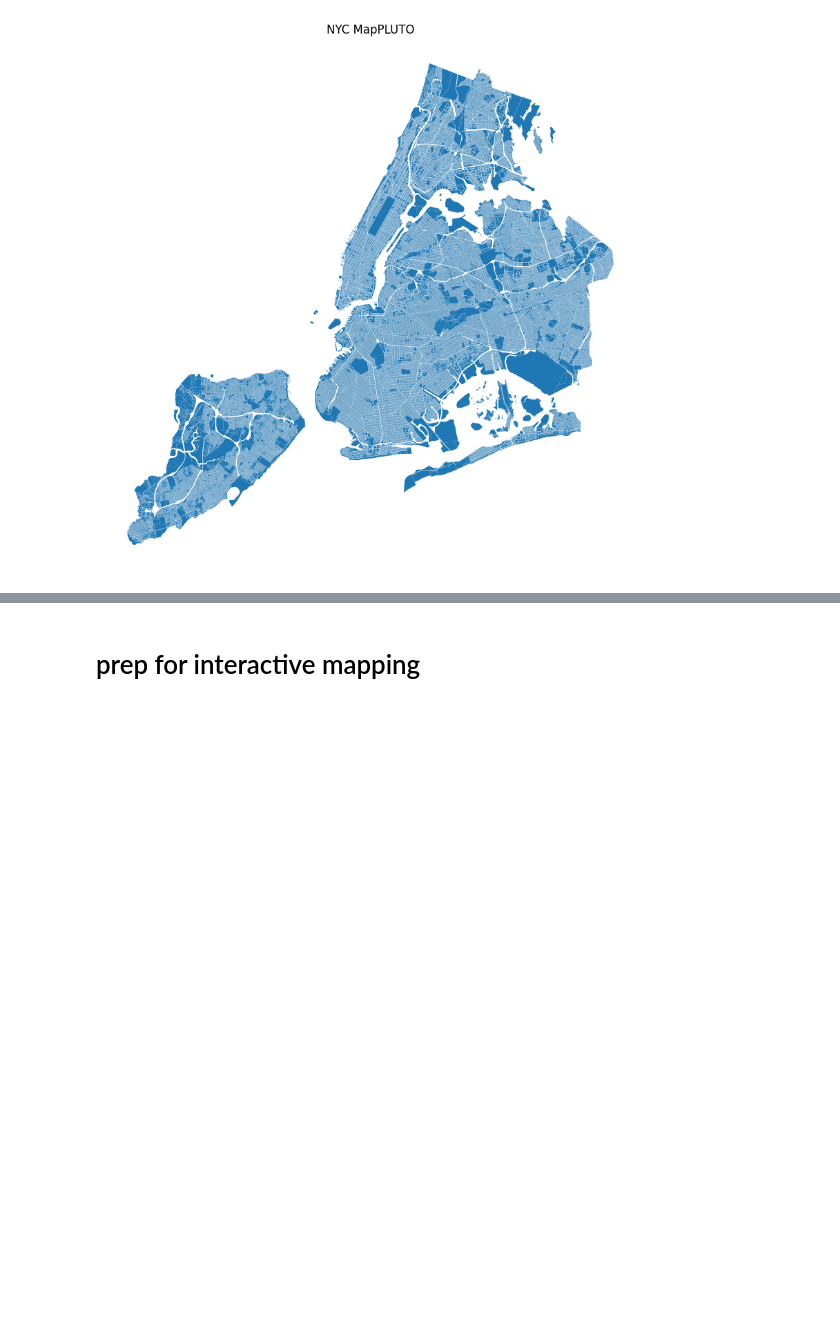
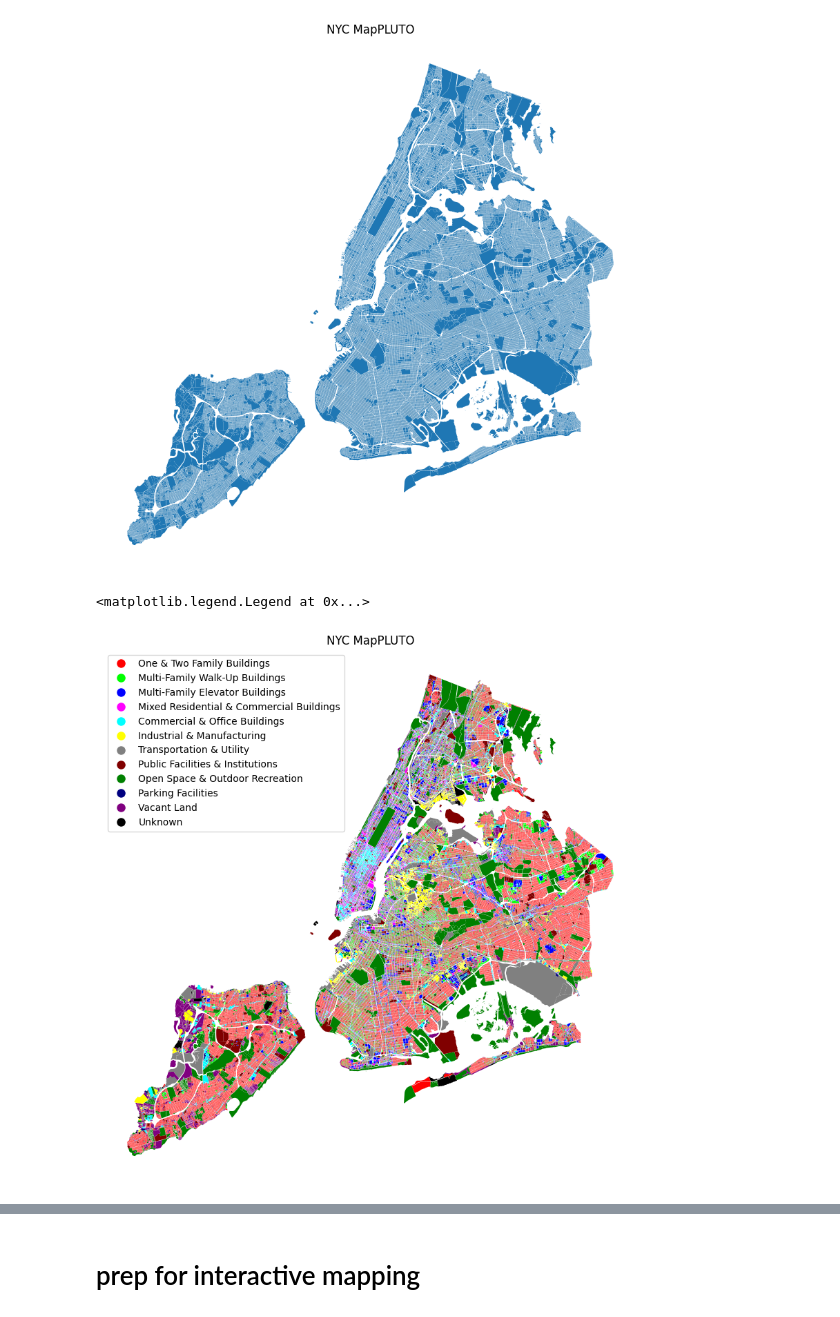
Before and after one commit to yumobennyyang/Mapping-Systems, a Jupyter notebook: Tutorials/01_vector_data_apis.ipynb, the cells around one changed output, grey strips where cells are left out. Drawn from its saved outputs; the diff is of its cells as text; code cells hidden in the pictures; blank space fills up the shorter version.

```diff
--- a/Tutorials/01_vector_data_apis.ipynb
+++ b/Tutorials/01_vector_data_apis.ipynb
@@ -240,0 +256,24 @@ Text(0.5, 1.0, 'NYC MapPLUTO')
+# %%
+pluto_ogrio.fillna({"LandUse": "Unknown"}, inplace=True)
+# %%
+pluto_ogrio["color"] = pluto_ogrio["LandUse"].map(cmap)
+# %%
+ax = pluto_ogrio.plot(
+    color=pluto_ogrio["color"],
+    figsize=(10, 10),
+    legend=True,
+    # legend_kwds={"loc": "upper left"},
+).set_axis_off()
+plt.title("NYC MapPLUTO")
+
+
+# populate legend items based on dict from above
+legend_colors = [
+    plt.Line2D([0], [0], marker="o", color="w", markerfacecolor=c, markersize=10)
+    for c in cmap.values()
+]
+labels = cmap.keys()
+plt.legend(legend_colors, labels, loc="upper left")
+# %% [output]
+<matplotlib.legend.Legend at 0x...>
+[figure, added]
```
Also changed, not shown: parts of 3 cells of this notebook, 1 other file.
